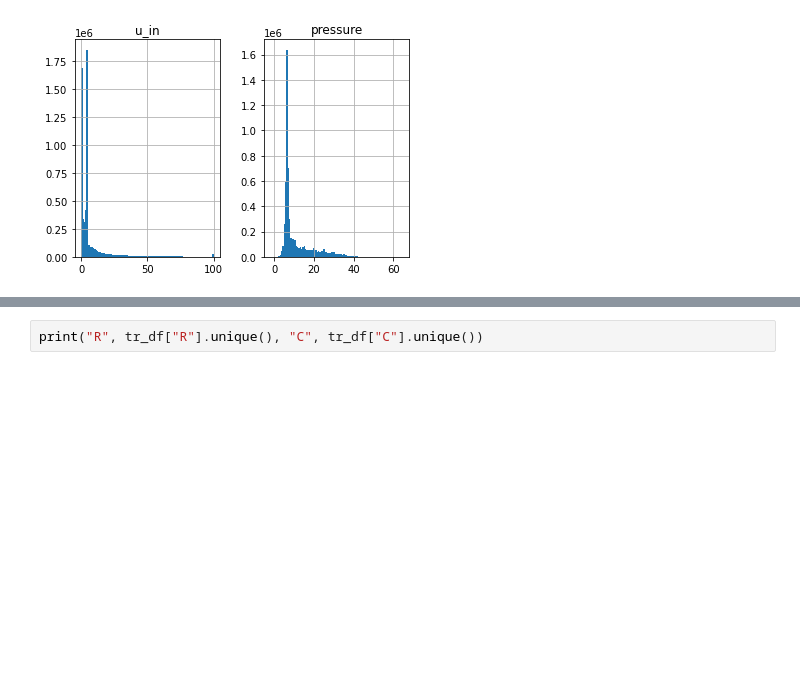
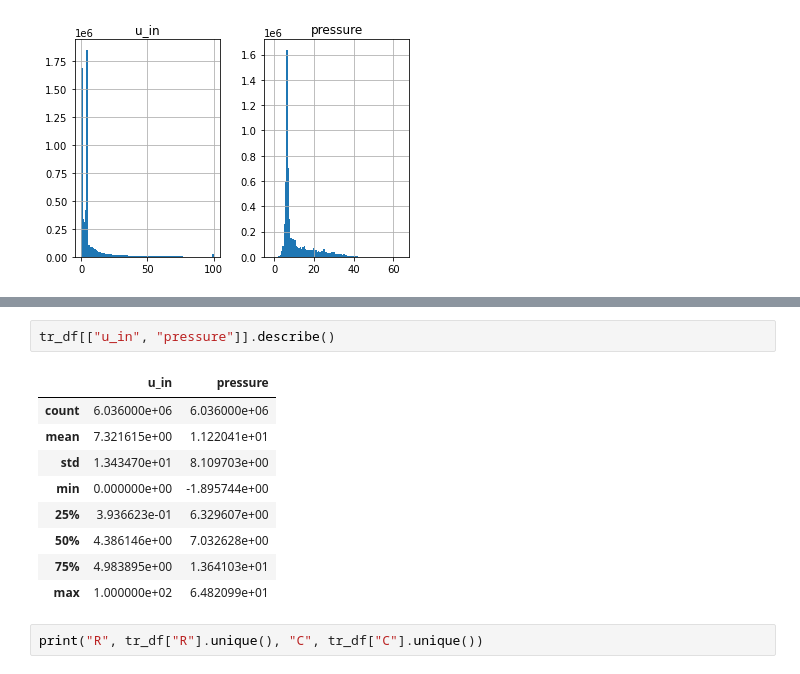
Before and after one commit to statsu1990/kaggle_ventilator_pressure_prediction, a Jupyter notebook: eda/eda001.ipynb, the cells around one changed output, grey strips where cells are left out. Cells and saved outputs as stored; diff of their text form; blank space fills up the shorter version.

```diff
--- a/eda/eda001.ipynb
+++ b/eda/eda001.ipynb
@@ -76,3 +81,15 @@ plt.show()
+# %%
+tr_df[["u_in", "pressure"]].describe()
+# %% [output]
+|  | u_in | pressure |
+| count | 6.036000e+06 | 6.036000e+06 |
+| mean | 7.321615e+00 | 1.122041e+01 |
+| std | 1.343470e+01 | 8.109703e+00 |
+| min | 0.000000e+00 | -1.895744e+00 |
+| 25% | 3.936623e-01 | 6.329607e+00 |
+| 50% | 4.386146e+00 | 7.032628e+00 |
+| 75% | 4.983895e+00 | 1.364103e+01 |
+| max | 1.000000e+02 | 6.482099e+01 |
 # %%
 print("R", tr_df["R"].unique(), "C", tr_df["C"].unique())
 # %% [output]
```
Also changed, not shown: parts of 1 cell of this notebook.
